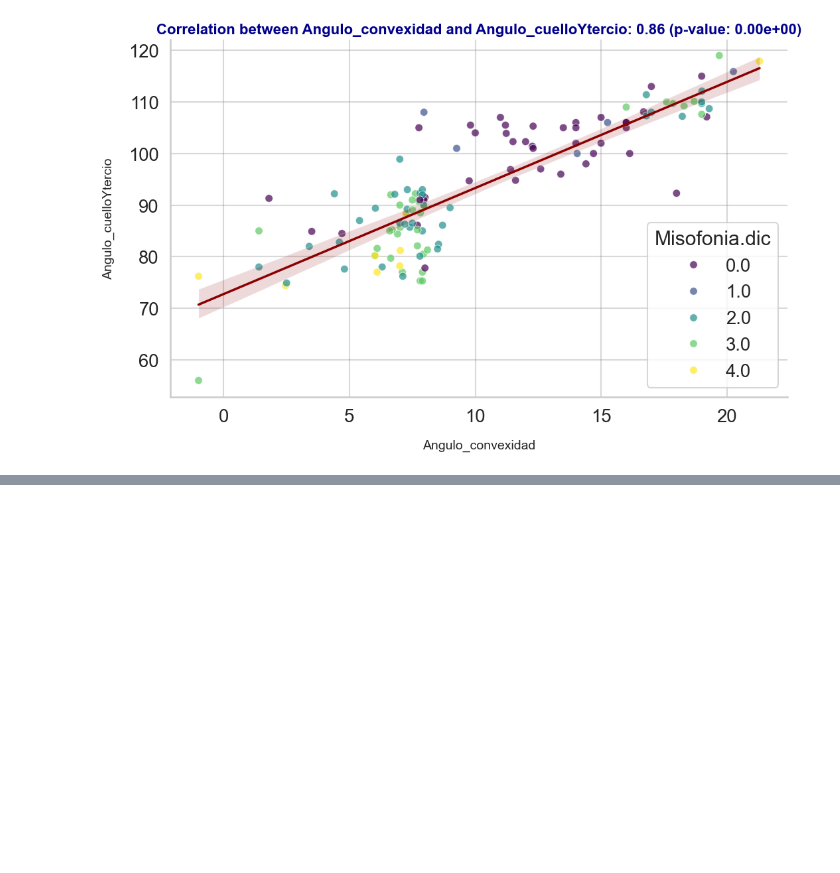
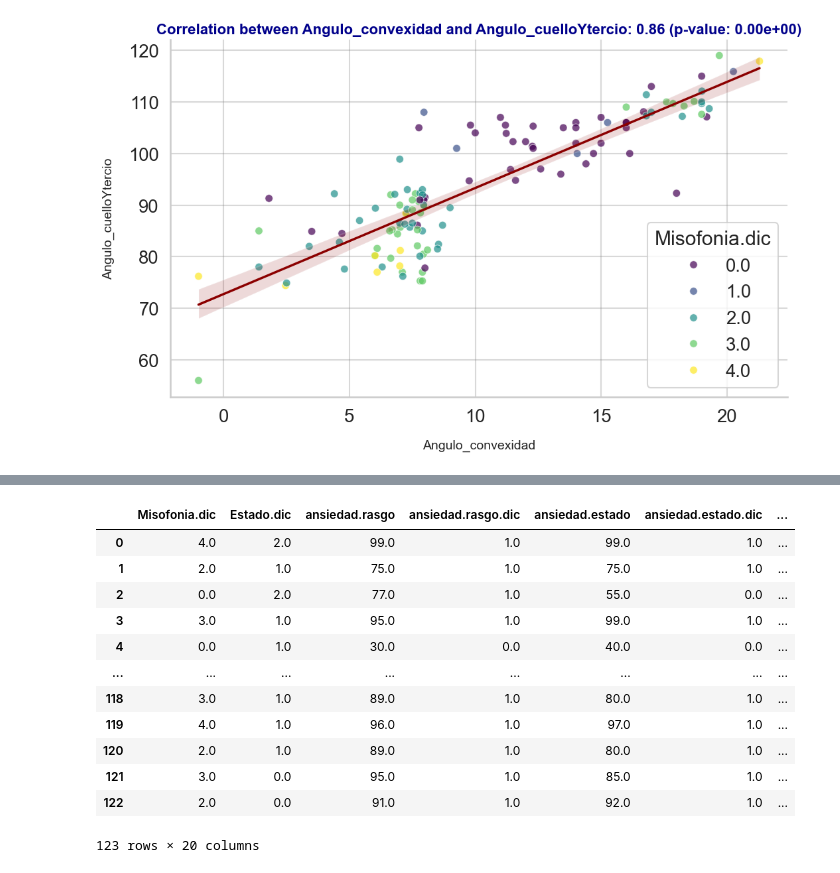
Before and after one commit to MMRES-PyBootcamp/MMRES-python-bootcamp2024, a Jupyter notebook: Misophonia_report/MMRES_Report_AlbertGrass_AndresGordo.ipynb, the cells around one changed output, grey strips where cells are left out. Cells and saved outputs as stored; diff of their text form; code cells hidden in the pictures; blank space fills up the shorter version.

```diff
--- a/Misophonia_report/MMRES_Report_AlbertGrass_AndresGordo.ipynb
+++ b/Misophonia_report/MMRES_Report_AlbertGrass_AndresGordo.ipynb
@@ -30,6 +30,7 @@ import seaborn as sns
 import numpy as np
 from scipy import stats
 import pandas as pd
+pd.set_option('display.max_columns', None)
 df = pd.read_excel('https://github.com/MMRES-PyBootcamp/MMRES-python-bootcamp2024/raw/master/datasets/misophonia_data.xlsx')
 df
 # %% [output]
@@ -191,0 +219,16 @@ P-value: 0.0
+# %%
+df_tidy
+# %% [output]
+|  | Misofonia.dic | Estado.dic | ansiedad.rasgo | ansiedad.rasgo.dic | ansiedad.estado | ansiedad.estado.dic | ... |
+| 0 | 4.0 | 2.0 | 99.0 | 1.0 | 99.0 | 1.0 | ... |
+| 1 | 2.0 | 1.0 | 75.0 | 1.0 | 75.0 | 1.0 | ... |
+| 2 | 0.0 | 2.0 | 77.0 | 1.0 | 55.0 | 0.0 | ... |
+| 3 | 3.0 | 1.0 | 95.0 | 1.0 | 99.0 | 1.0 | ... |
+| 4 | 0.0 | 1.0 | 30.0 | 0.0 | 40.0 | 0.0 | ... |
+| ... | ... | ... | ... | ... | ... | ... | ... |
+| 118 | 3.0 | 1.0 | 89.0 | 1.0 | 80.0 | 1.0 | ... |
+| 119 | 4.0 | 1.0 | 96.0 | 1.0 | 97.0 | 1.0 | ... |
+| 120 | 2.0 | 1.0 | 89.0 | 1.0 | 80.0 | 1.0 | ... |
+| 121 | 3.0 | 0.0 | 95.0 | 1.0 | 85.0 | 1.0 | ... |
+| 122 | 2.0 | 0.0 | 91.0 | 1.0 | 92.0 | 1.0 | ... |
+123 rows × 20 columns
```
Also changed, not shown: parts of 4 cells of this notebook.
